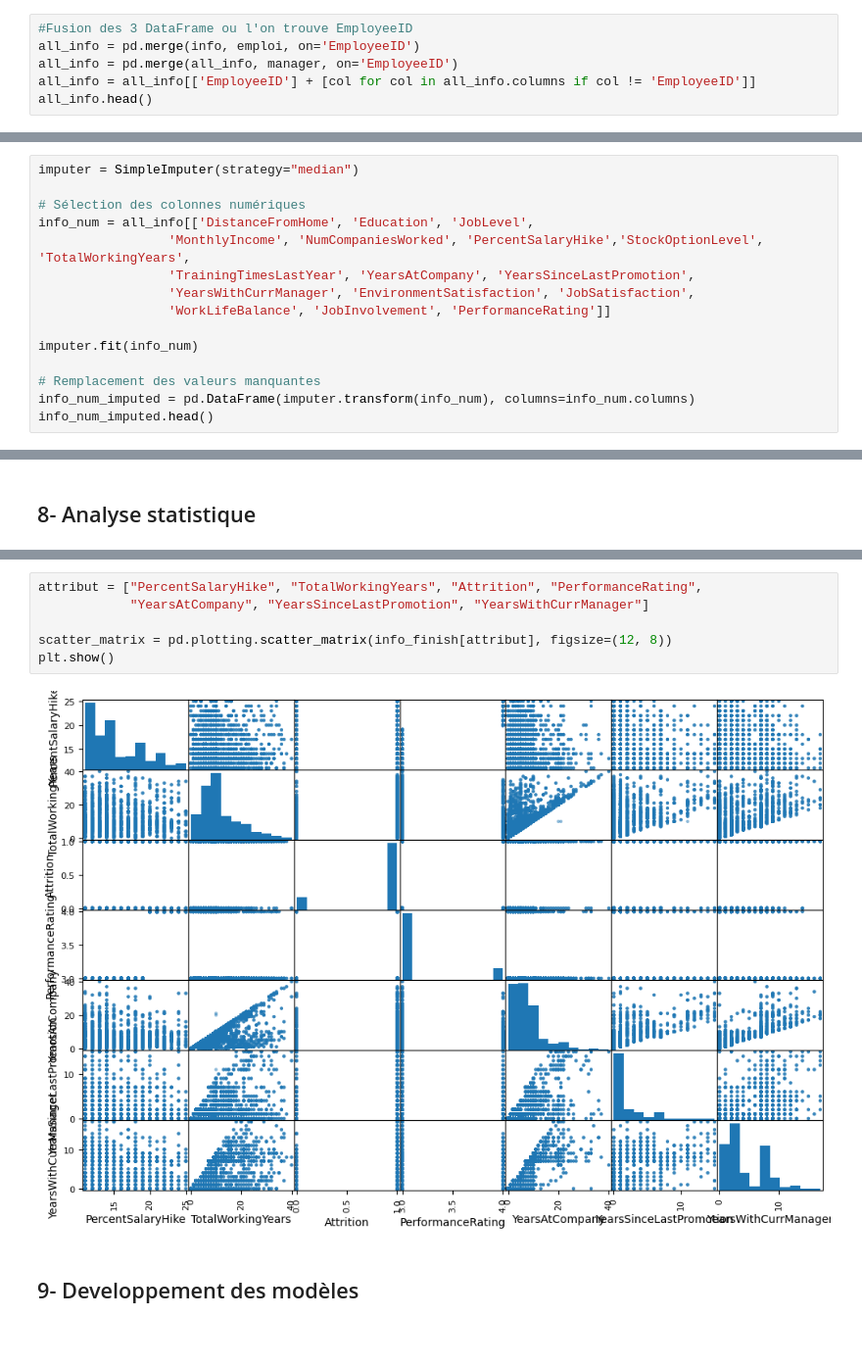
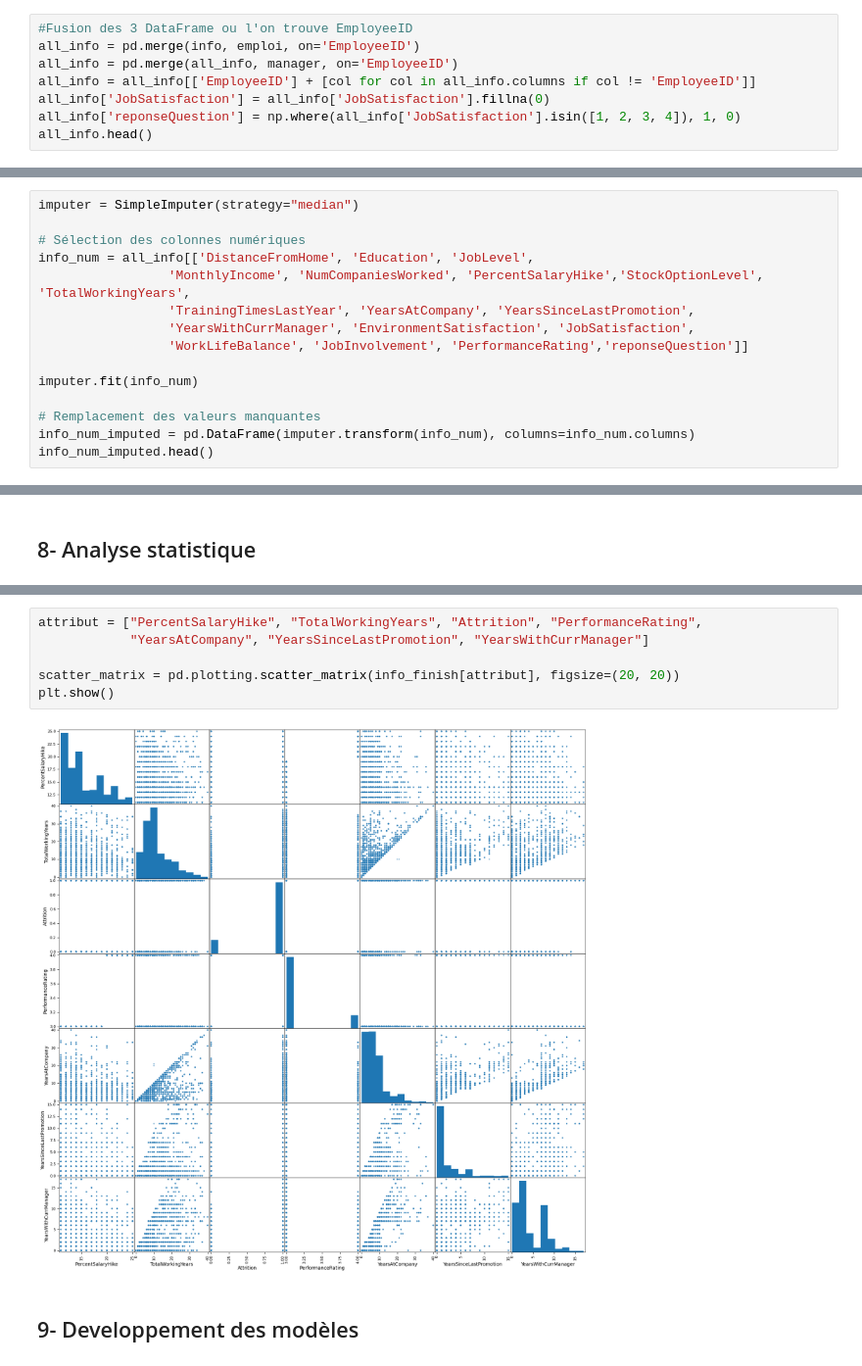
Before and after one commit to Byrong8at/Machine-learning, a Jupyter notebook: Code/Livrable.ipynb, the cells around one changed output, grey strips where cells are left out. Shown at 98% size. Drawn from its saved outputs; the diff is of its cells as text; blank space fills up the shorter version.

```diff
--- a/Code/Livrable.ipynb
+++ b/Code/Livrable.ipynb
@@ -76,6 +76,8 @@ with ZipFile(file, 'r') as zip:
 all_info = pd.merge(info, emploi, on='EmployeeID')
 all_info = pd.merge(all_info, manager, on='EmployeeID')
 all_info = all_info[['EmployeeID'] + [col for col in all_info.columns if col != 'EmployeeID']]
+all_info['JobSatisfaction'] = all_info['JobSatisfaction'].fillna(0)
+all_info['reponseQuestion'] = np.where(all_info['JobSatisfaction'].isin([1, 2, 3, 4]), 1, 0)
 all_info.head()
 # %% [output]
 |  | EmployeeID | Age | Attrition | BusinessTravel | Department | DistanceFromHome | Education | ... |
@@ -196,7 +198,7 @@ info_num = all_info[['DistanceFromHome', 'Education', 'JobLevel',
                  'MonthlyIncome', 'NumCompaniesWorked', 'PercentSalaryHike','StockOptionLevel', 'TotalWorkingYears',
                  'TrainingTimesLastYear', 'YearsAtCompany', 'YearsSinceLastPromotion',
                  'YearsWithCurrManager', 'EnvironmentSatisfaction', 'JobSatisfaction',
-                 'WorkLifeBalance', 'JobInvolvement', 'PerformanceRating']]
+                 'WorkLifeBalance', 'JobInvolvement', 'PerformanceRating','reponseQuestion']]
 
 imputer.fit(info_num)
 
@@ -344,11 +314,11 @@ Passing `palette` without assigning `hue` is deprecated and will be removed in v
 # %%
 attribut = ["PercentSalaryHike", "TotalWorkingYears", "Attrition", "PerformanceRating",
             "YearsAtCompany", "YearsSinceLastPromotion", "YearsWithCurrManager"]
 
-scatter_matrix = pd.plotting.scatter_matrix(info_finish[attribut], figsize=(12, 8))
+scatter_matrix = pd.plotting.scatter_matrix(info_finish[attribut], figsize=(20, 20))
 plt.show()
 # %% [output]
-[figure, old version]
+[figure, new version]
 # %% [markdown]
 ## 9- Developpement des modèles
 # %%
```
Also changed, not shown: parts of 19 cells of this notebook.
